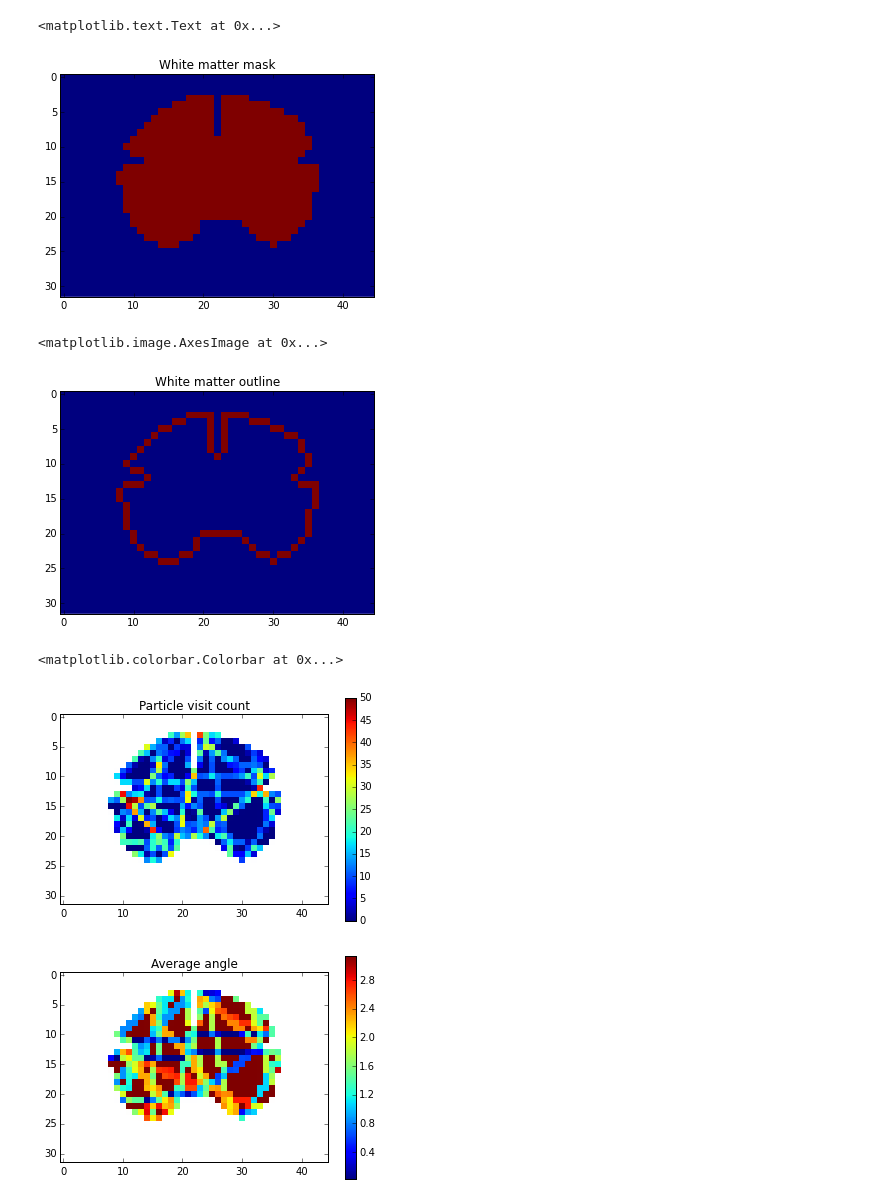
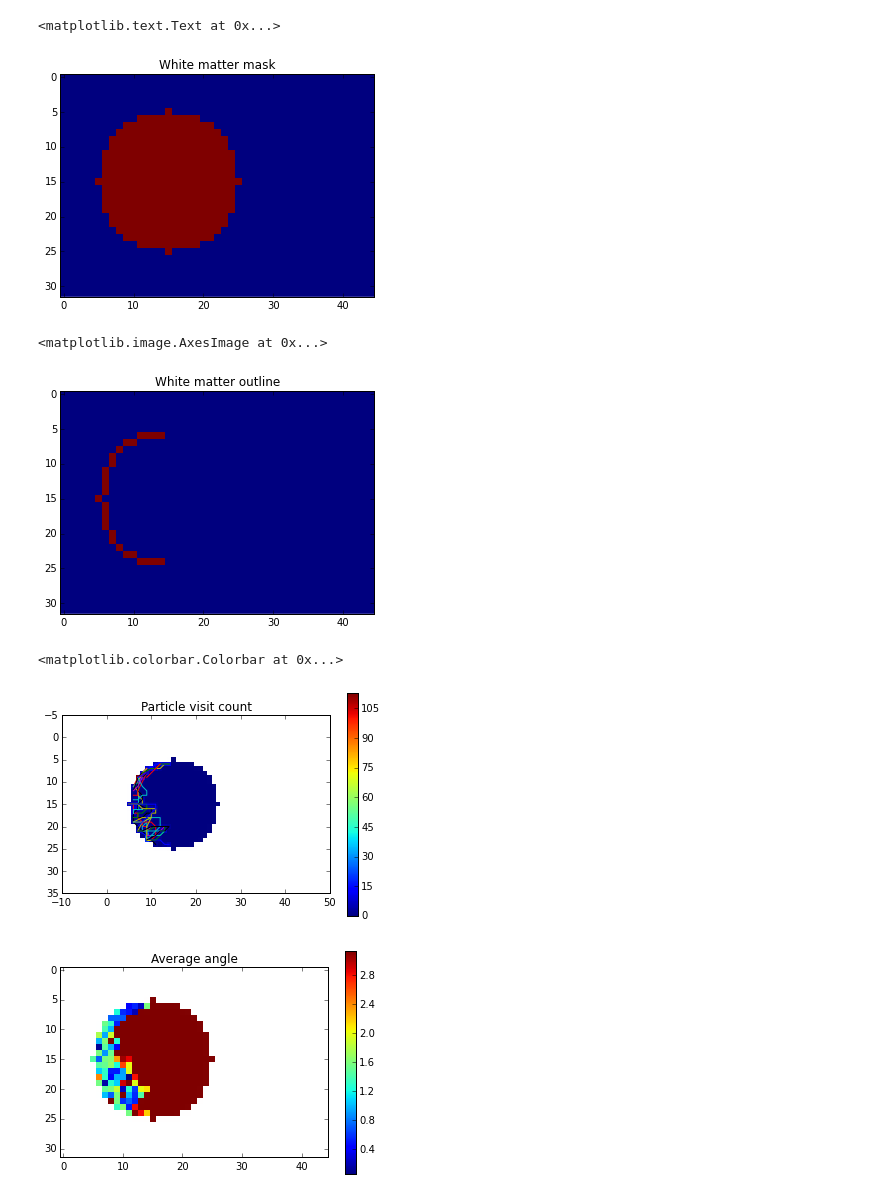
Before and after one commit to aniv0s/FakeTensorImaging, a Jupyter notebook: code.ipynb, the cells around one changed output. Drawn from its saved outputs; the diff is of its cells as text; code cells hidden in the pictures.

```diff
--- a/code.ipynb
+++ b/code.ipynb
@@ -19,12 +20,12 @@ slice = data[:,28,:,0]
 
 # XXX DUMMY SLICE
 
-"""slice = np.zeros(slice.shape)
+slice = np.zeros(slice.shape)
 xx, yy = np.mgrid[:slice.shape[0], :slice.shape[1]]
 x0, y0, radius = 15, 15, 10
 circle = (xx - x0)**2 + (yy - y0)**2
 slice = circle <= radius**2
-slice = 255 * slice.astype(np.uint8)"""
+slice = 255 * slice.astype(np.uint8)
 
 
 plt.figure()
@@ -32,24 +33,25 @@ plt.imshow(slice.T, interpolation='none')
 plt.title("White matter mask")
 # %% [output]
 <matplotlib.text.Text at 0x...>
-[figure, old version]
+[figure, new version]
 # %%
 border  = np.zeros_like(slice)
 for (i, j), val in np.ndenumerate(slice):
     if i > 0 and i < slice.shape[0] - 1 and j > 0 and j < slice.shape[1] - 1:
-        if val > 0:
+        if val > 0 and i < slice.shape[0]/3:
             if slice[i - 1, j] == 0 \
              or slice[i + 1, j] == 0 \
                 or slice[i, j - 1] == 0 \
                 or slice[i, j + 1] == 0:
                     border[i, j] = 1
 
+
 plt.figure()
 plt.title("White matter outline")
 plt.imshow(border.T, interpolation='none')
 # %% [output]
 <matplotlib.image.AxesImage at 0x...>
-[figure, old version]
+[figure, new version]
 # %%
 idx = np.where(border)
 n_idx = idx[0].size
@@ -136,24 +160,26 @@ for (i, j), _ in np.ndenumerate(direction_map):
 # %%
 cmap = plt.cm.jet
 cmap.set_bad('w', 1.)
 
 plt.figure()
 masked_array = np.ma.array(density_map, mask=255 - slice)
 plt.imshow(masked_array.T, interpolation="none")
 plt.title("Particle visit count")
+for particle_idx in range(n_particles):
+    plt.plot(trajectories[particle_idx][0], trajectories[particle_idx][1])
 plt.colorbar()
 
 #cmap = plt.cm.hsv
 #cmap.set_bad('w', 1.)
 #norm = mpl.colors.Normalize(vmin=0., vmax=np.pi)
 norm = None
 
 plt.figure()
 masked_array = np.ma.array(direction_map_ang, mask=255 - slice)
 plt.imshow(masked_array.T, interpolation='none', cmap=cmap, norm=norm)
 plt.title("Average angle")
 plt.colorbar()
 # %% [output]
 <matplotlib.colorbar.Colorbar at 0x...>
-[figure, old version]
+[figure, new version]
-[figure, old version]
+[figure, new version]
```
Also changed, not shown: parts of 6 cells of this notebook.
